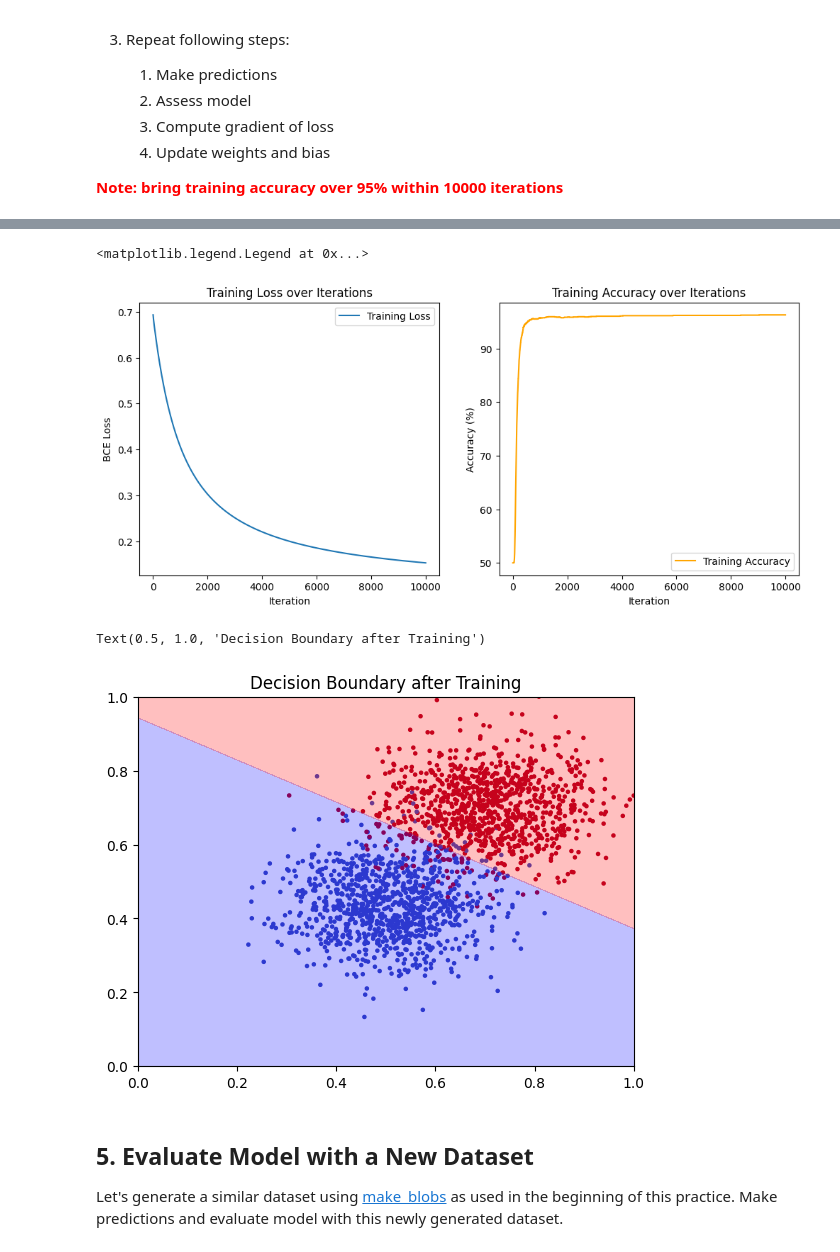
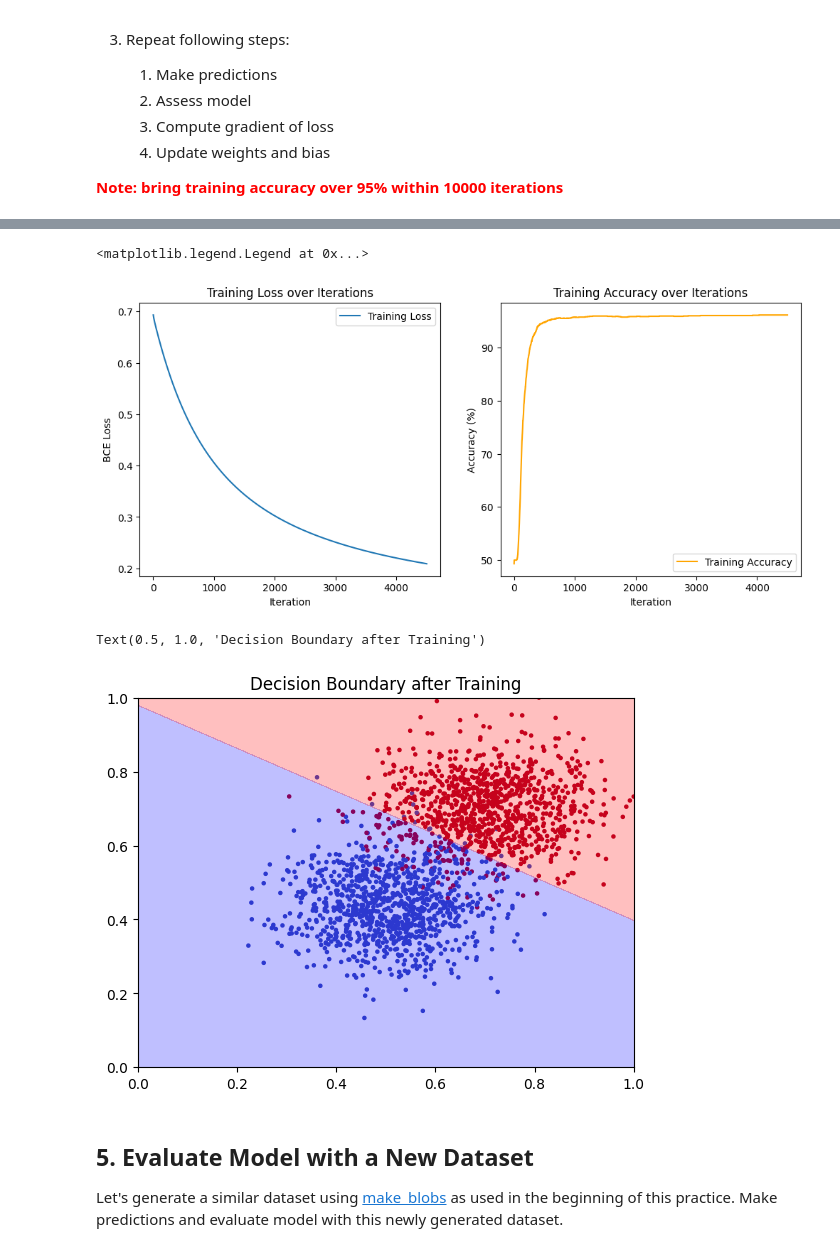
Before and after one commit to UCAEngineeringPhysics/a3-binary-logistic-regression-Caleb-M-Y, a Jupyter notebook: binary_logistic_regression.ipynb, the cells around one changed output, grey strips where cells are left out. Cells and saved outputs as stored; diff of their text form; code cells hidden in the pictures.

```diff
--- a/binary_logistic_regression.ipynb
+++ b/binary_logistic_regression.ipynb
@@ -322,7 +322,7 @@ b = np.random.normal(0, 0.0001)  # Initialize bias
 
 # Set hyperparameters
 learning_rate = 0.12
-num_iters = 9999
+num_iters = 4500
 
 # Reserve loss and accuracy storage
 losses_train = []
@@ -377,5 +377,5 @@ Iteration 7714/9999, Loss: 0.16
 <matplotlib.legend.Legend at 0x...>
-[figure, old version]
+[figure, new version]
 # %%
 # Visualize decision boundary after training
 plt.scatter(features_train[:, 0], features_train[:, 1], s=5*np.ones(labels_train.size), c=labels_train, cmap='coolwarm')
@@ -386,7 +386,7 @@ plt.contourf(xx, yy, zz, levels=[-np.inf, 0, np.inf], colors=['blue', 'red'], al
 plt.title('Decision Boundary after Training')
 # %% [output]
 Text(0.5, 1.0, 'Decision Boundary after Training')
-[figure, old version]
+[figure, new version]
 # %% [markdown]
 ## 5. Evaluate Model with a New Dataset
 Let's generate a similar dataset using [make_blobs](https://scikit-learn.org/stable/modules/generated/sklearn.datasets.make_blobs.html#sklearn.datasets.make_blobs) as used in the beginning of this practice.
```
Also changed, not shown: parts of 3 cells of this notebook.
